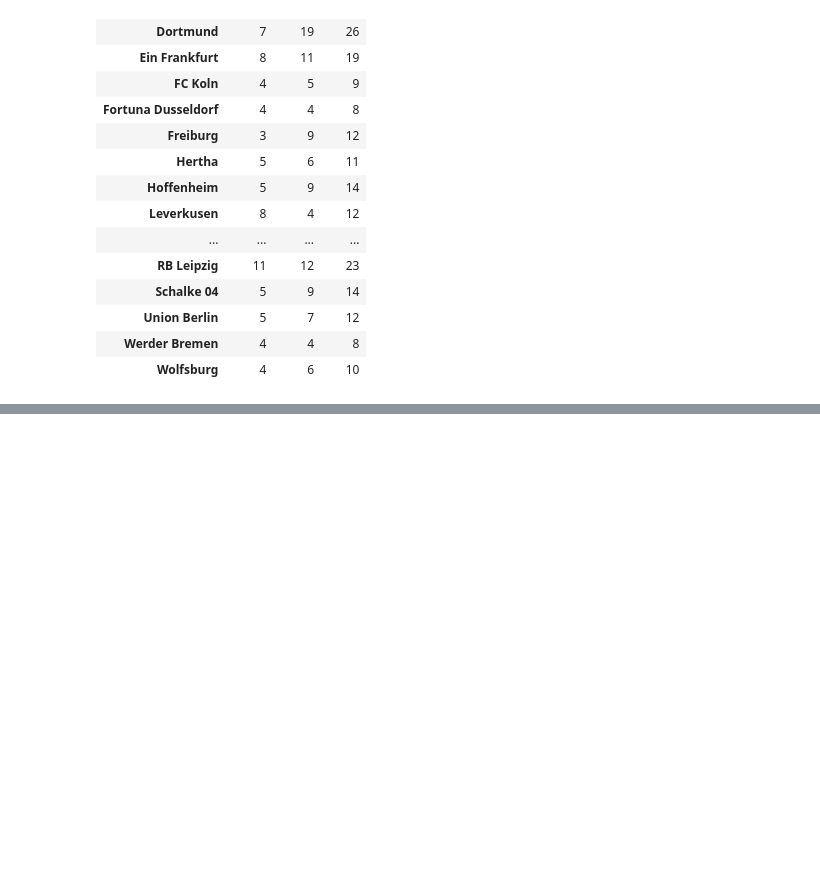
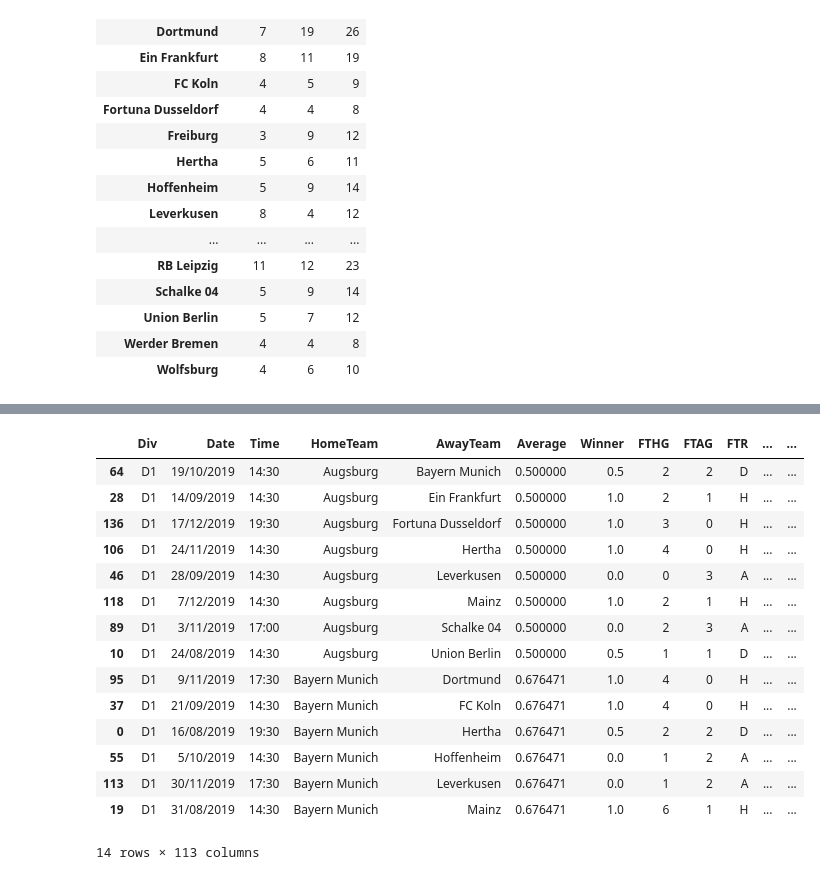
Before and after one commit to NannGitUser/Soccer_Analysis, a Jupyter notebook: Bundesliga Data Crunch.ipynb, the cells around one changed output, grey strips where cells are left out. Saved outputs shown, nothing was run; the diff lists cells and outputs as text; code cells hidden in the pictures; blank space fills up the shorter version.

```diff
--- a/Bundesliga Data Crunch.ipynb
+++ b/Bundesliga Data Crunch.ipynb
@@ -119,6 +119,9 @@ bundesliga_dfh
 | Union Berlin | 5 | 7 | 12 |
 | Werder Bremen | 4 | 4 | 8 |
 | Wolfsburg | 4 | 6 | 10 |
+# %%
+#turn winner column into integer
+bundesliga_df["Winner"] = pd.to_numeric(bundesliga_df["Winner"])
 # %%
 #export to csv
 bundesliga_dfh.to_csv(r'C:/Users/nannh/Desktop/Soccer Analysis/bundesliga_home_df.csv', index = False)
@@ -128,0 +166,25 @@ bundesliga_allowed_dfa.to_csv(r'C:/Users/nannh/Desktop/Soccer Analysis/bundeslig
+# %%
+#create averages for each type of scoring
+bundesliga_df['par1'] = bundesliga_df['FTHG'].groupby(bundesliga_df['HomeTeam']).transform('mean')
+bundesliga_df['par2'] = bundesliga_df['FTHG'].groupby(bundesliga_df['AwayTeam']).transform('mean')
+bundesliga_df['par3'] = bundesliga_df['FTAG'].groupby(bundesliga_df['HomeTeam']).transform('mean')
+bundesliga_df['par4'] = bundesliga_df['FTAG'].groupby(bundesliga_df['AwayTeam']).transform('mean')
+
+bundesliga_df.sort_values(['HomeTeam','AwayTeam']).head(14)
+# %% [output]
+|  | Div | Date | Time | HomeTeam | AwayTeam | Average | Winner | FTHG | FTAG | FTR | ... | ... |
+| 64 | D1 | 19/10/2019 | 14:30 | Augsburg | Bayern Munich | 0.500000 | 0.5 | 2 | 2 | D | ... | ... |
+| 28 | D1 | 14/09/2019 | 14:30 | Augsburg | Ein Frankfurt | 0.500000 | 1.0 | 2 | 1 | H | ... | ... |
+| 136 | D1 | 17/12/2019 | 19:30 | Augsburg | Fortuna Dusseldorf | 0.500000 | 1.0 | 3 | 0 | H | ... | ... |
+| 106 | D1 | 24/11/2019 | 14:30 | Augsburg | Hertha | 0.500000 | 1.0 | 4 | 0 | H | ... | ... |
+| 46 | D1 | 28/09/2019 | 14:30 | Augsburg | Leverkusen | 0.500000 | 0.0 | 0 | 3 | A | ... | ... |
+| 118 | D1 | 7/12/2019 | 14:30 | Augsburg | Mainz | 0.500000 | 1.0 | 2 | 1 | H | ... | ... |
+| 89 | D1 | 3/11/2019 | 17:00 | Augsburg | Schalke 04 | 0.500000 | 0.0 | 2 | 3 | A | ... | ... |
+| 10 | D1 | 24/08/2019 | 14:30 | Augsburg | Union Berlin | 0.500000 | 0.5 | 1 | 1 | D | ... | ... |
+| 95 | D1 | 9/11/2019 | 17:30 | Bayern Munich | Dortmund | 0.676471 | 1.0 | 4 | 0 | H | ... | ... |
+| 37 | D1 | 21/09/2019 | 14:30 | Bayern Munich | FC Koln | 0.676471 | 1.0 | 4 | 0 | H | ... | ... |
+| 0 | D1 | 16/08/2019 | 19:30 | Bayern Munich | Hertha | 0.676471 | 0.5 | 2 | 2 | D | ... | ... |
+| 55 | D1 | 5/10/2019 | 14:30 | Bayern Munich | Hoffenheim | 0.676471 | 0.0 | 1 | 2 | A | ... | ... |
+| 113 | D1 | 30/11/2019 | 17:30 | Bayern Munich | Leverkusen | 0.676471 | 0.0 | 1 | 2 | A | ... | ... |
+| 19 | D1 | 31/08/2019 | 14:30 | Bayern Munich | Mainz | 0.676471 | 1.0 | 6 | 1 | H | ... | ... |
+14 rows × 113 columns
```
Also changed, not shown: parts of 25 cells of this notebook, 5 other files.
